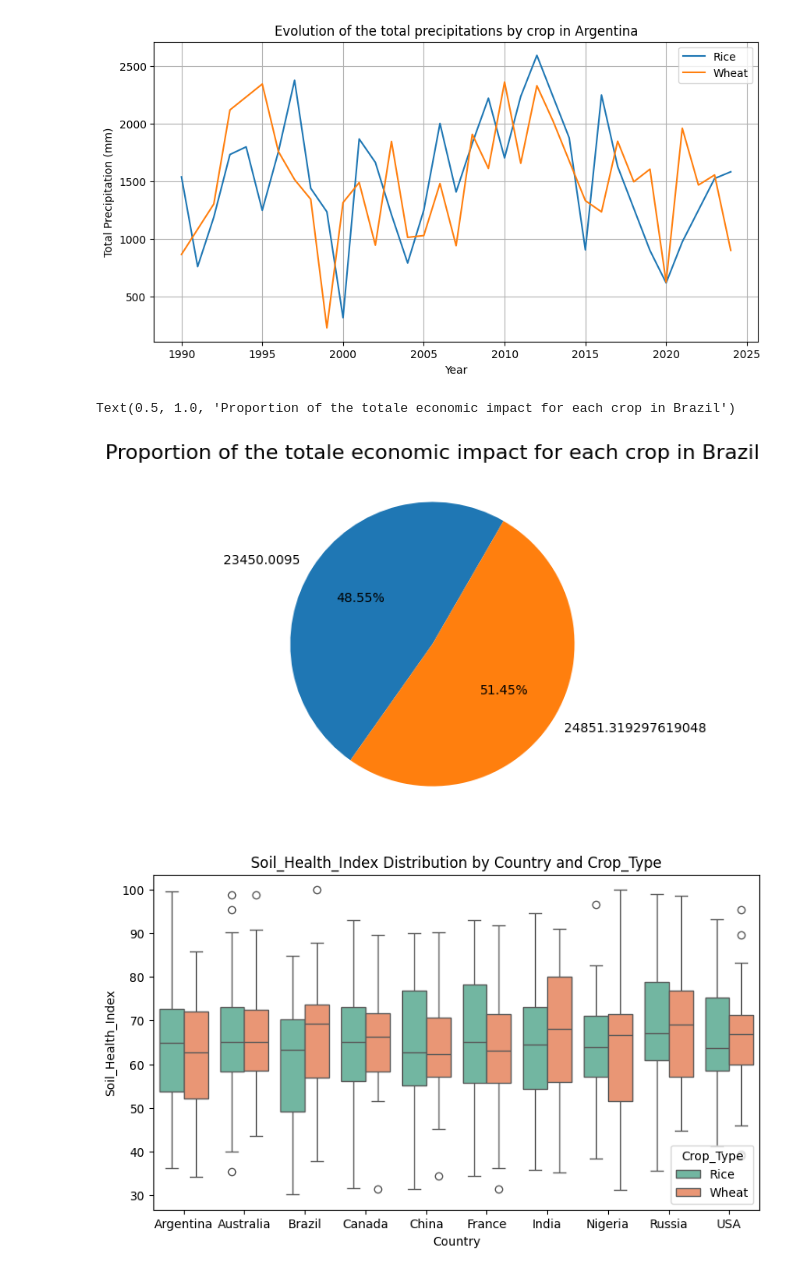
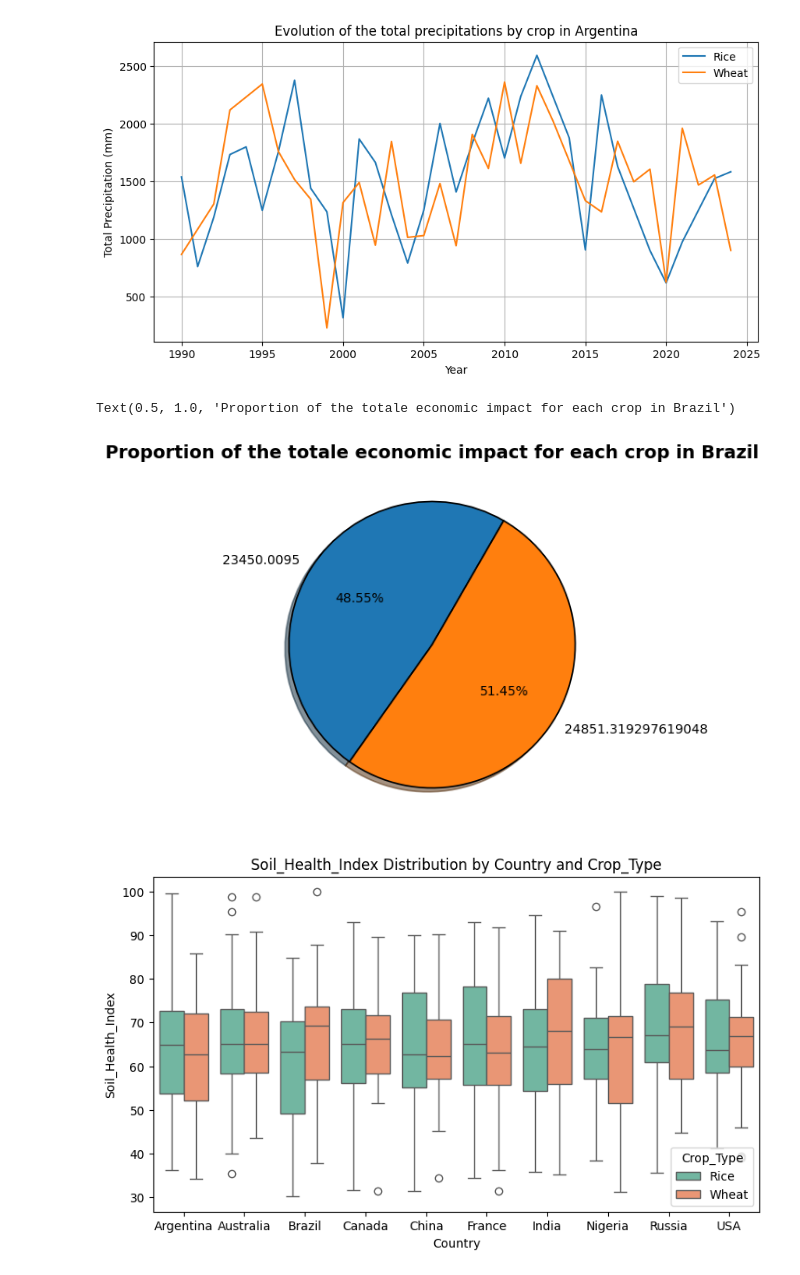
Before and after one commit to LemdjoM/Arduino, a Jupyter notebook: Assignment/assignment.ipynb, the cells around one changed output. Saved outputs shown, nothing was run; the diff lists cells and outputs as text; code cells hidden in the pictures.

```diff
--- a/Assignment/assignment.ipynb
+++ b/Assignment/assignment.ipynb
@@ -192,19 +193,19 @@ plt.show()
 # %%
 # Question 5: Create the pie chart that shows the percentage share of the totale economic impact for each crop in Brazil
 
 # Filter the data to keep only Argentina
 data_brazil = data_climate[data_climate["Country"] == "Brazil"]
 # Group the data by crop type and calculate the total economic impact
 data_pie = data_brazil.groupby("Crop_Type")["Economic_Impact"].sum()
 labels= data_pie.unique() #get the unique values that can take this column of our dataframe
 labels= labels.tolist() # and make it a list in order to label our further piechart
 fig=plt.figure(figsize=(9,5))
 
-plt.pie(data_pie, labels=labels, autopct="%2.2f%%", startangle= 60)
-plt.title("Proportion of the totale economic impact for each crop in Brazil", size=16)
+plt.pie(data_pie, labels=labels, autopct="%2.2f%%", startangle= 60, shadow=True, wedgeprops={'edgecolor': 'black', 'linewidth': 1.2})
+plt.title("Proportion of the totale economic impact for each crop in Brazil", size=16, fontsize=14, fontweight='bold')
 # %% [output]
 Text(0.5, 1.0, 'Proportion of the totale economic impact for each crop in Brazil')
-[figure, old version]
+[figure, new version]
 # %%
 # Question 6: Create the boxplots that compare the soil health index across crops and all the countries
 
```
Also changed, not shown: parts of 34 cells of this notebook.
